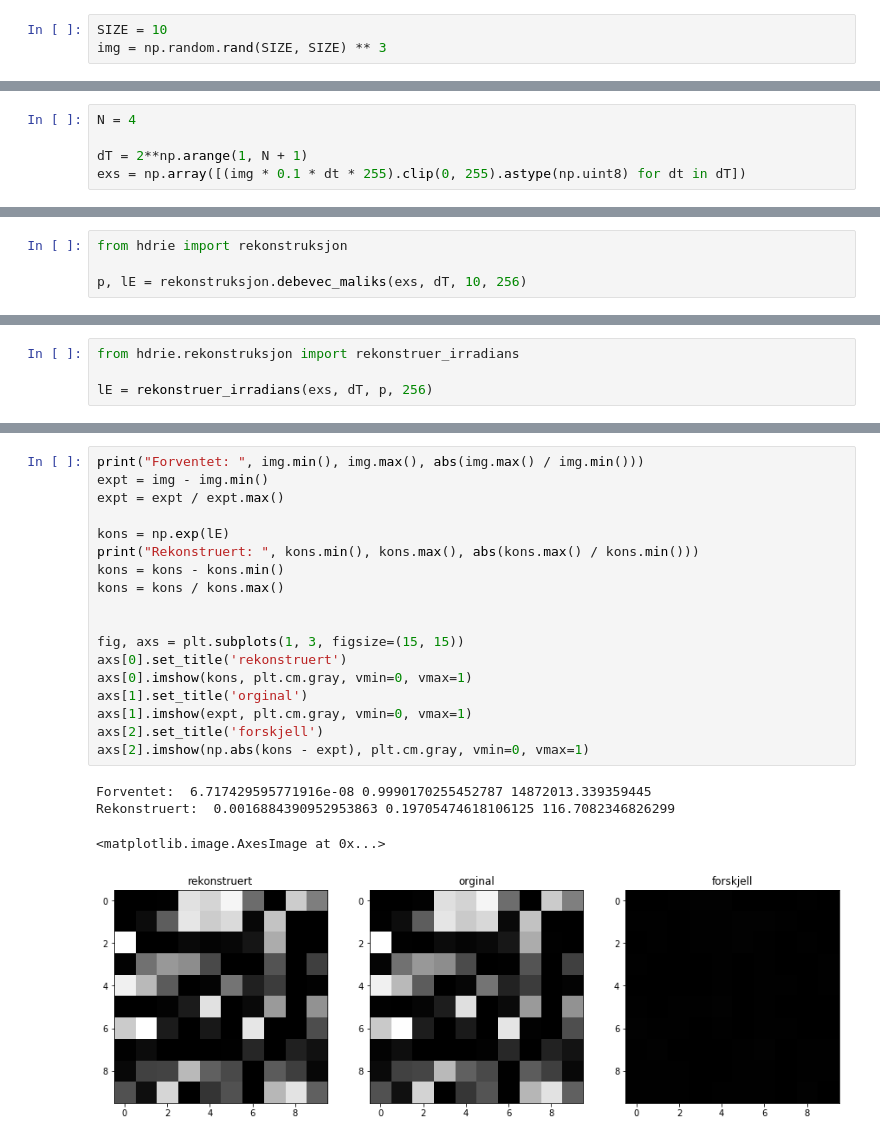
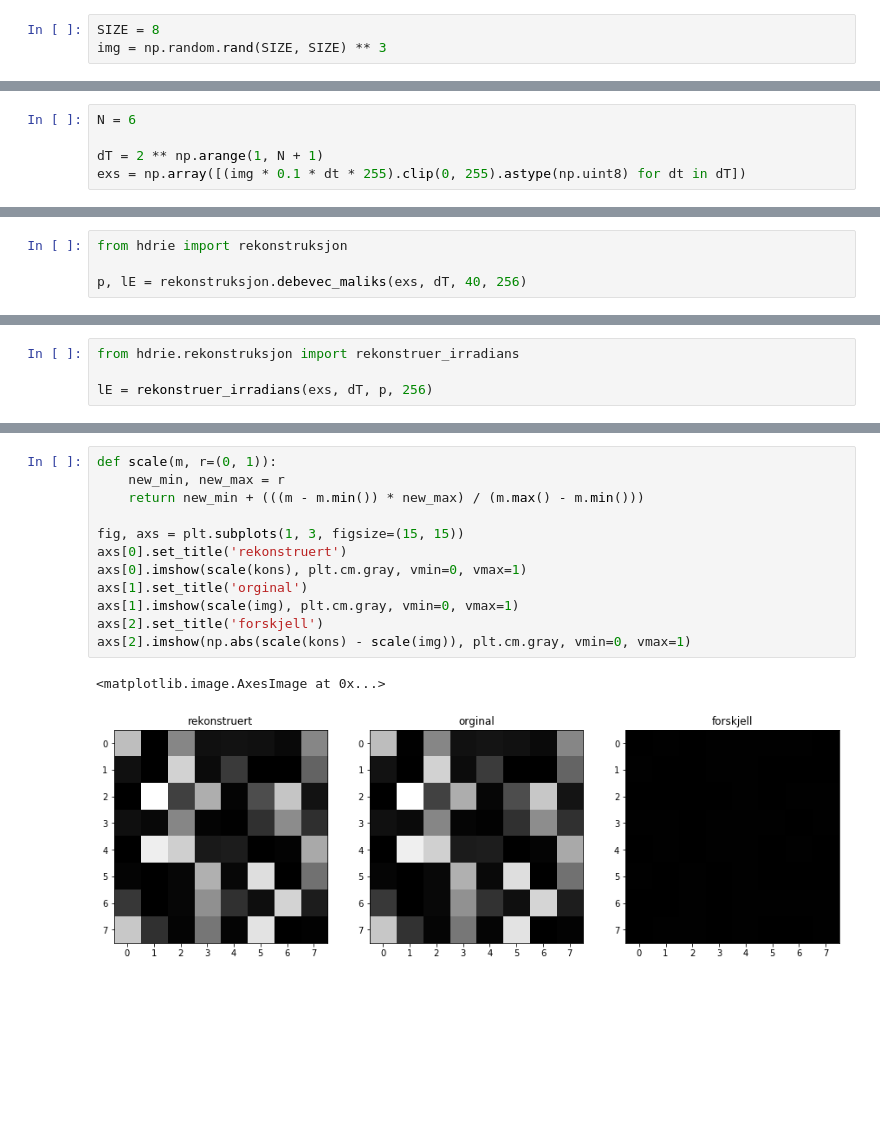
Before and after one commit to barskern/hdrie, a Jupyter notebook: notebooks/debevec_maliks.ipynb, the cells around one changed output, grey strips where cells are left out. Drawn from its saved outputs; the diff is of its cells as text; blank space fills up the shorter version.

```diff
--- a/notebooks/debevec_maliks.ipynb
+++ b/notebooks/debevec_maliks.ipynb
@@ -2,7 +2,7 @@
 import numpy as np
 import matplotlib.pyplot as plt
 # %%
-SIZE = 10
+SIZE = 8
 img = np.random.rand(SIZE, SIZE) ** 3
 # %%
 plt.imshow(img, plt.cm.gray)
@@ -15,7 +15,7 @@ print()
 # %%
-N = 4
+N = 6
 
-dT = 2**np.arange(1, N + 1)
+dT = 2 ** np.arange(1, N + 1)
 exs = np.array([(img * 0.1 * dt * 255).clip(0, 255).astype(np.uint8) for dt in dT])
 # %%
 fig = plt.figure(figsize=(10, 10))  # figure size in inches
@@ -39,5 +39,5 @@ for eksps in exs.reshape(N, -1).T[::(exs.shape[1] * exs.shape[2]) // 10]:
 # %%
 from hdrie import rekonstruksjon
 
-p, lE = rekonstruksjon.debevec_maliks(exs, dT, 10, 256)
+p, lE = rekonstruksjon.debevec_maliks(exs, dT, 40, 256)
 # %%
@@ -63,23 +68,15 @@ lE = rekonstruer_irradians(exs, dT, p, 256)
 # %%
-print("Forventet: ", img.min(), img.max(), abs(img.max() / img.min()))
-expt = img - img.min()
-expt = expt / expt.max()
-
-kons = np.exp(lE)
-print("Rekonstruert: ", kons.min(), kons.max(), abs(kons.max() / kons.min()))
-kons = kons - kons.min()
-kons = kons / kons.max()
-
+def scale(m, r=(0, 1)):
+    new_min, new_max = r
+    return new_min + (((m - m.min()) * new_max) / (m.max() - m.min()))
 
 fig, axs = plt.subplots(1, 3, figsize=(15, 15))
 axs[0].set_title('rekonstruert')
-axs[0].imshow(kons, plt.cm.gray, vmin=0, vmax=1)
+axs[0].imshow(scale(kons), plt.cm.gray, vmin=0, vmax=1)
 axs[1].set_title('orginal')
-axs[1].imshow(expt, plt.cm.gray, vmin=0, vmax=1)
+axs[1].imshow(scale(img), plt.cm.gray, vmin=0, vmax=1)
 axs[2].set_title('forskjell')
-axs[2].imshow(np.abs(kons - expt), plt.cm.gray, vmin=0, vmax=1)
+axs[2].imshow(np.abs(scale(kons) - scale(img)), plt.cm.gray, vmin=0, vmax=1)
 # %% [output]
-Forventet:  6.717429595771916e-08 0.9990170255452787 14872013.339359445
-Rekonstruert:  0.0016884390952953863 0.19705474618106125 116.7082346826299
+<matplotlib.image.AxesImage at 0x...>
-<matplotlib.image.AxesImage at 0x...>
-[figure, old version]
+[figure, new version]
```
Also changed, not shown: parts of 5 cells of this notebook, 2 other files.
